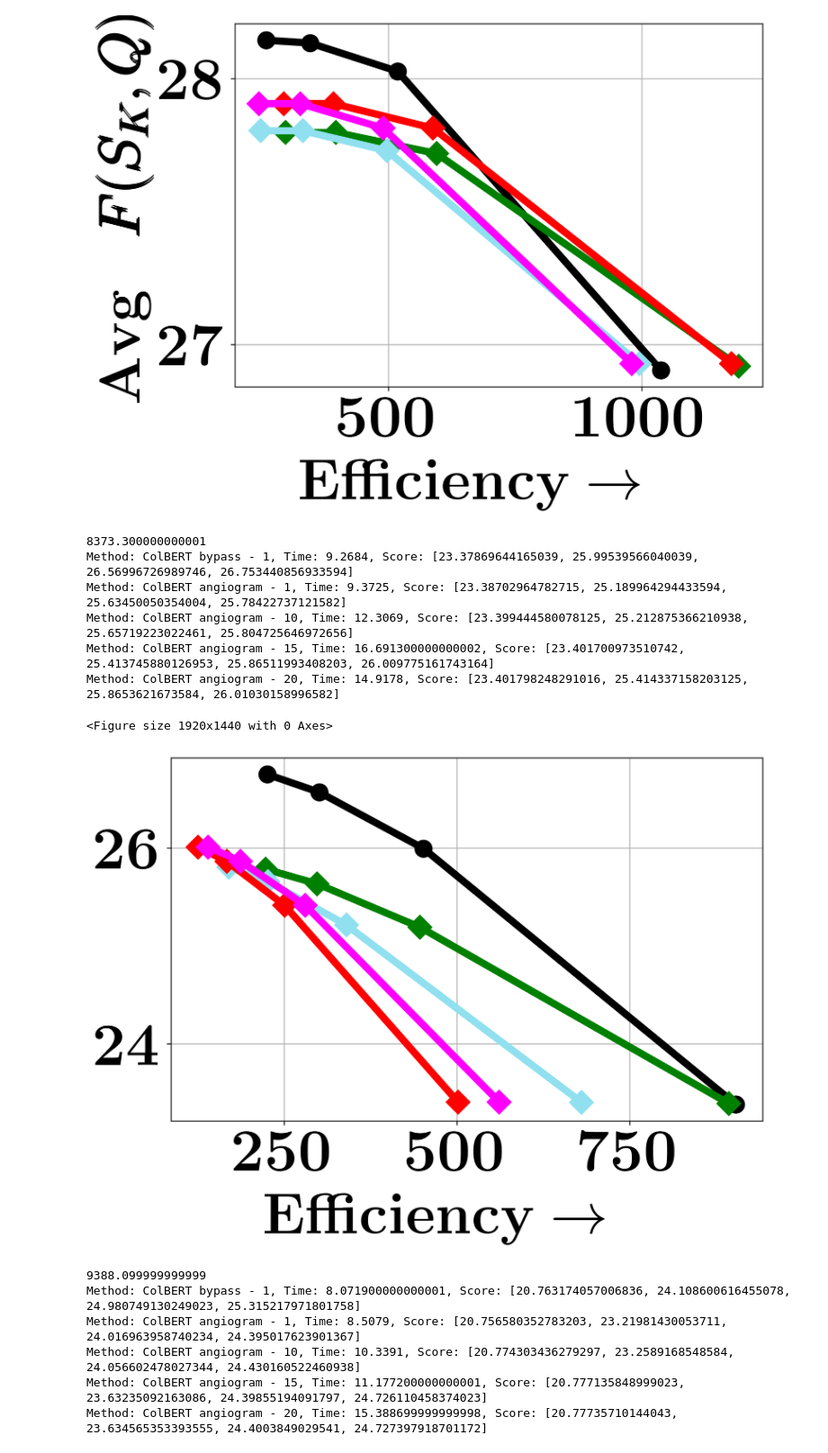
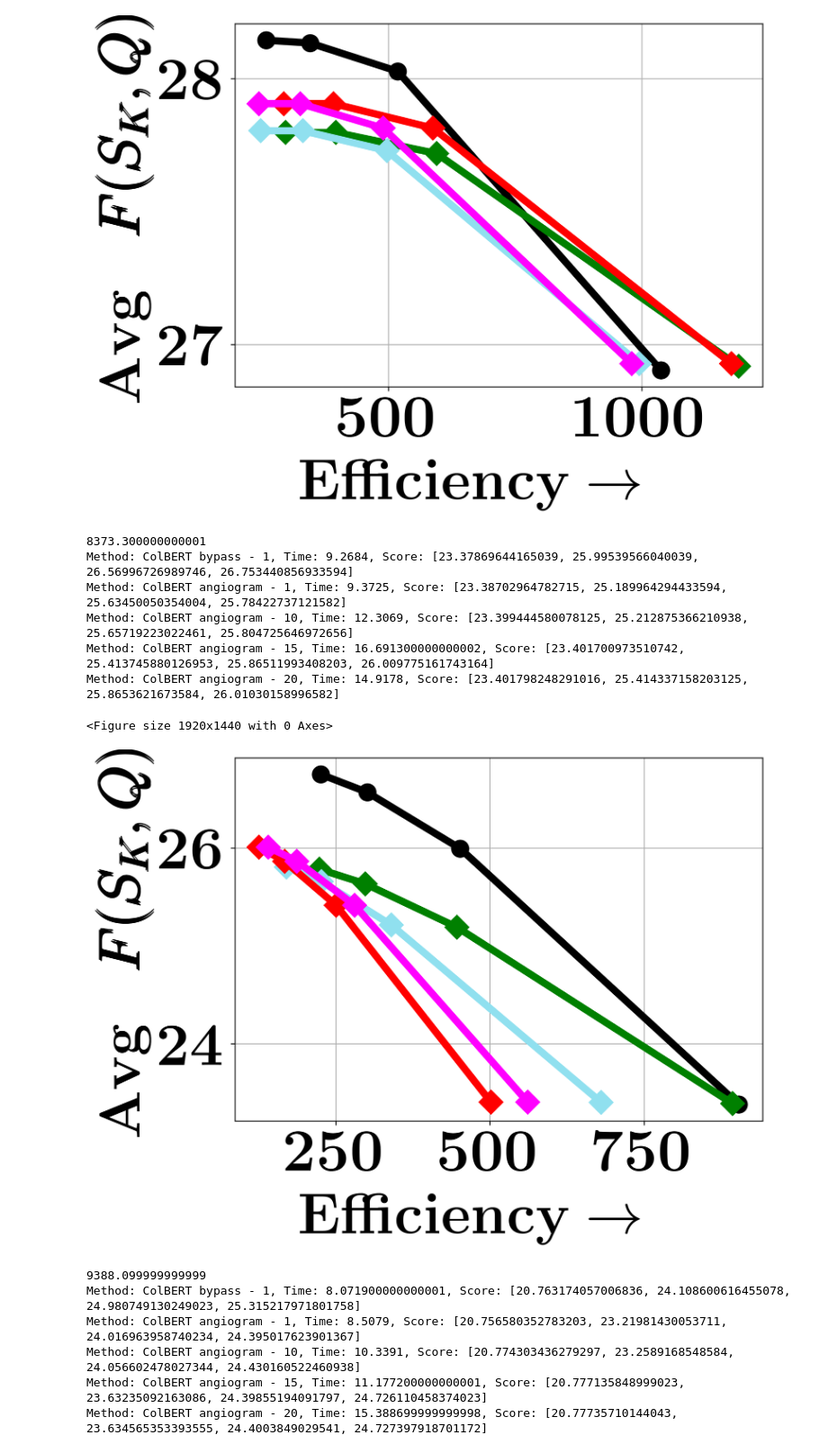
Before and after one commit to structlearning/DISCo, a Jupyter notebook: notebooks/paper_plot_4.ipynb, the cells around one changed output. Shown at 90% size. Drawn from its saved outputs; the diff is of its cells as text; code cells hidden in the pictures.

Commit message:
Paper plot related changes
Changes to notebooks
Changes to plot_utils (legend, color, marker)

```diff
--- a/notebooks/paper_plot_4.ipynb
+++ b/notebooks/paper_plot_4.ipynb
@@ -115,7 +115,7 @@ def plot_paper(dataset_name, desired_methods, filename, xticks, yticks, y_label=
         # if method == "ColBERT bypass - 1":
         #     label = plot_utils.method_label_map[method] + r"\ \textbf{(top-b=1)}"
         if method == "ColBERT angiogram - 1":
-            label = plot_utils.method_label_map[method] + r"\ \textbf{(n\textquotesingle=1)}"
+            label = plot_utils.method_label_map[method] + r",\ \textbf{n\textquotesingle = 1}"
 
         print(f"Method: {method}, Time: {query_time}, Score: {scores}")
         ax.plot(
@@ -266,16 +266,16 @@ Method: ColBERT angiogram - 20, Time: 13.9909, Score: [26.928699493408203, 27.81
 # %%
 xticks = [15, 30, 45, 60]
 yticks = [24, 26]
-plot_paper("fever", methods_4_1, "fever_plot_4_1", xticks, yticks, y_label=False)
+plot_paper("fever", methods_4_1, "fever_plot_4_1", xticks, yticks, y_label=True)
 # %% [output]
 8373.300000000001
 Method: ColBERT bypass - 1, Time: 9.2684, Score: [23.37869644165039, 25.99539566040039, 26.56996726989746, 26.753440856933594]
 Method: ColBERT angiogram - 1, Time: 9.3725, Score: [23.38702964782715, 25.189964294433594, 25.63450050354004, 25.78422737121582]
 Method: ColBERT angiogram - 10, Time: 12.3069, Score: [23.399444580078125, 25.212875366210938, 25.65719223022461, 25.804725646972656]
 Method: ColBERT angiogram - 15, Time: 16.691300000000002, Score: [23.401700973510742, 25.413745880126953, 25.86511993408203, 26.009775161743164]
 Method: ColBERT angiogram - 20, Time: 14.9178, Score: [23.401798248291016, 25.414337158203125, 25.8653621673584, 26.01030158996582]
 <Figure size 1920x1440 with 0 Axes>
-[figure, old version]
+[figure, new version]
 # %%
 xticks = [15, 30, 45, 60]
 yticks = [23, 25]
```
Also changed, not shown: parts of 5 cells of this notebook, 9 other files.
